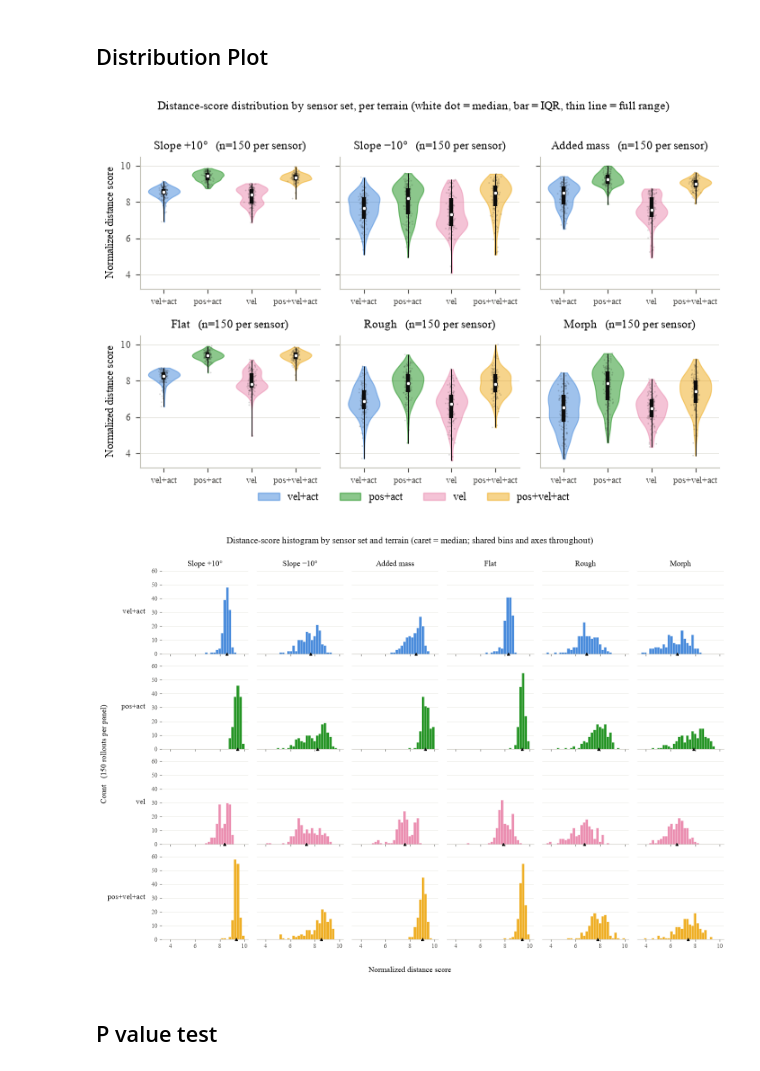
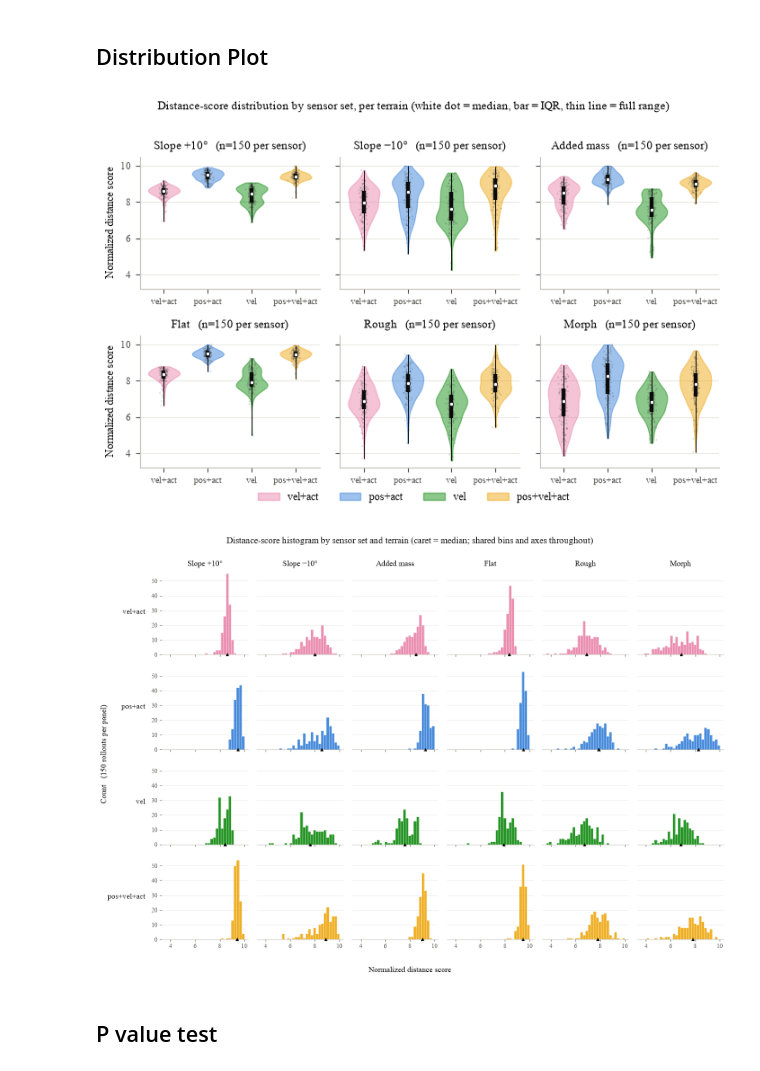
Before and after one commit to PavarisAsawa/locomotion_learning_information-theory, a Jupyter notebook: key_sensor/local_prop_p_value2_way.ipynb, the cells around one changed output. Saved outputs shown, nothing was run; the diff lists cells and outputs as text; code cells hidden in the pictures.

Commit message:
update visualize for ICRA

```diff
--- a/key_sensor/local_prop_p_value2_way.ipynb
+++ b/key_sensor/local_prop_p_value2_way.ipynb
@@ -393,10 +373,10 @@ from matplotlib.patches import Patch
 # under the strict all-pairs gate (worst pair ΔE 13.0 protan, 19.6 normal
 # vision). Keyed by sensor, so a hue follows its sensor set regardless of the
 # order `local_prop` happens to list them in.
-SERIES = {"vel_action": "#2a78d6", "pos_action": "#008300",
-          "vel": "#e87ba4", "pos_vel_action": "#eda100"}
-SLABEL = {"vel_action": "vel+act", "pos_action": "pos+act",
-          "vel": "vel", "pos_vel_action": "pos+vel+act"}
+SERIES = {"pos_action": "#2a78d6", "vel": "#008300",
+          "vel_action": "#e87ba4", "pos_vel_action": "#eda100"}
+SLABEL = {"pos_action": "pos+act", "vel": "vel",
+          "vel_action": "vel+act", "pos_vel_action": "pos+vel+act"}
 TLABEL = {"flat": "Flat", "rough": "Rough", "morph": "Morph",
           "slope10": "Slope +10°", "slope_10": "Slope −10°", "mass1000": "Added mass"}
 INK, INK2, GRID, BASE = "#0b0b0b", "#52514e", "#e1e0d9", "#c3c2b7"
@@ -435,34 +415,34 @@ for ax, t in zip(axes.ravel(), terrains):
         ax.vlines(i, q1, q3, color=INK, lw=3.2, zorder=4)             # IQR
         ax.vlines(i, g.min(), g.max(), color=INK, lw=0.7, zorder=4)   # full range
         ax.scatter(i, med, s=9, color="white", zorder=5,
                    edgecolors=INK, linewidths=0.5)                    # median
 
     ax.set_title(f"{TLABEL.get(t, t)}   (n={groups[0].size} per sensor)", color=INK, pad=6)
     ax.set_xticks(range(1, len(local_prop) + 1))
     ax.set_xticklabels([SLABEL.get(s, s) for s in local_prop], fontsize=7.5)
     ax.set_ylim(YLO, YHI)
     ax.grid(True, axis="y", color=GRID, lw=0.6, alpha=0.9)
     ax.set_axisbelow(True)
     for sp in ("top", "right"):
         ax.spines[sp].set_visible(False)
 
 for ax in axes[:, 0]:
     ax.set_ylabel("Normalized distance score", fontsize=8.5)
 
 fig.legend(handles=[Patch(facecolor=SERIES[s], alpha=0.45, edgecolor=SERIES[s],
                           label=SLABEL.get(s, s))
                     for s in local_prop],
            loc="lower center", ncol=len(local_prop), frameon=False, fontsize=8.5,
            bbox_to_anchor=(0.5, -0.035))
 fig.suptitle("Distance-score distribution by sensor set, per terrain "
              "(white dot = median, bar = IQR, thin line = full range)",
              fontsize=9, color=INK, y=1.005)
 fig.tight_layout()
 # fig.savefig("local_prop_distribution.pdf", bbox_inches="tight")
 # fig.savefig("local_prop_distribution.png", dpi=300, bbox_inches="tight")
 plt.show()
 # %% [output]
-[figure, old version]
+[figure, new version]
 # %%
 # Histogram view of the same data. Small multiples rather than 4 overlaid
 # histograms: overlapping translucent fills go muddy, and faceting is the
@@ -517,7 +497,7 @@ fig.tight_layout()
 # fig.savefig("local_prop_histogram.png", dpi=300, bbox_inches="tight")
 plt.show()
 # %% [output]
-[figure, old version]
+[figure, new version]
 # %% [markdown]
 ## P value test
 # %%
```
Also changed, not shown: parts of 14 cells of this notebook, 57 other files.
